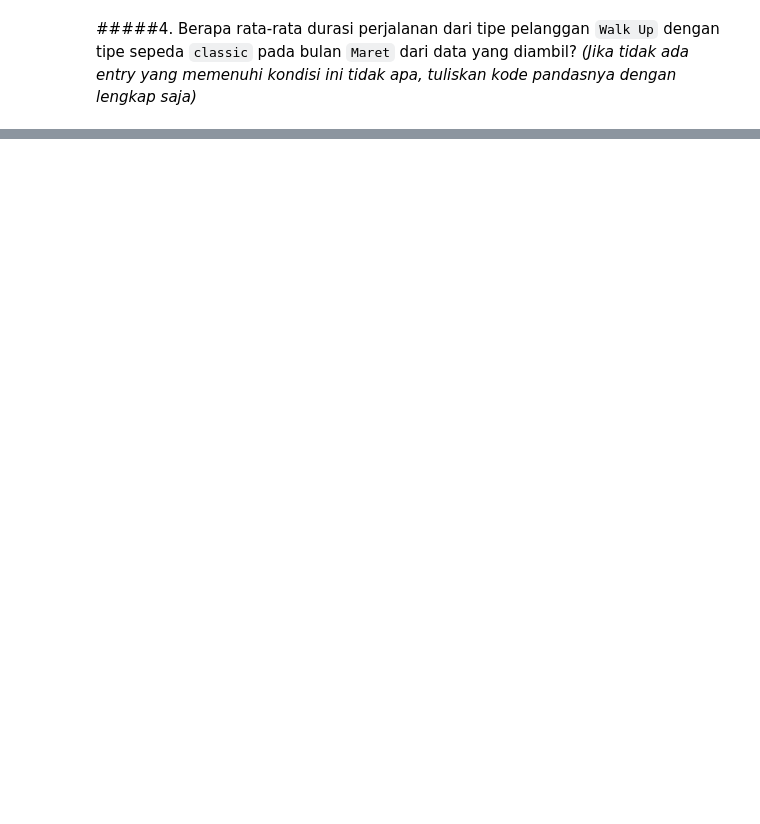
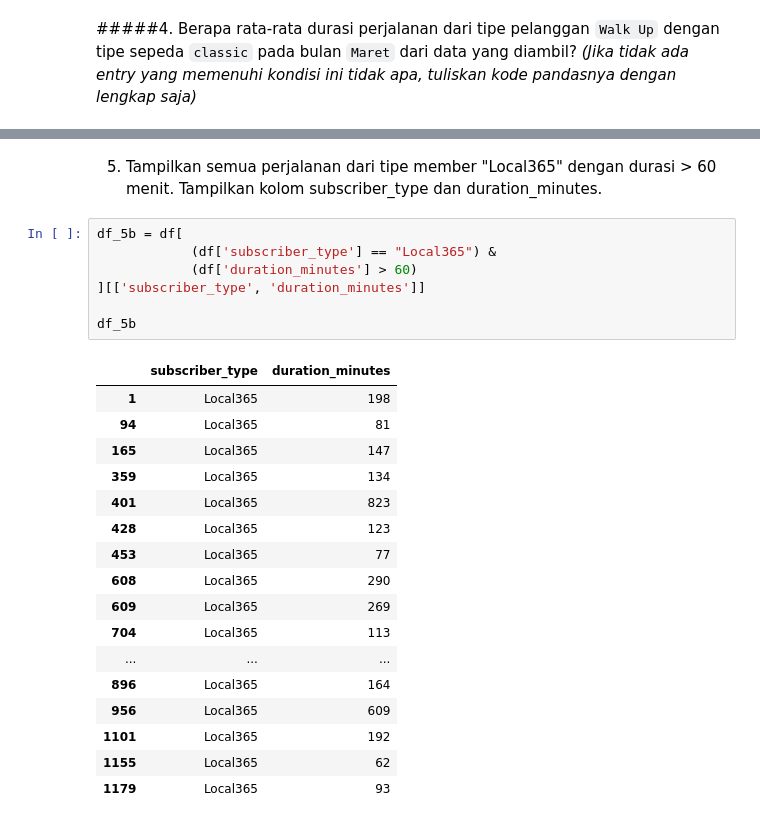
Before and after one commit to adewidyaaa/Latihan_Phase0, a Jupyter notebook: Salinan_dari_Kisi_Kisi_LC2_P0.ipynb, the cells around one changed output, grey strips where cells are left out. Drawn from its saved outputs; the diff is of its cells as text; blank space fills up the shorter version.

```diff
--- a/Salinan_dari_Kisi_Kisi_LC2_P0.ipynb
+++ b/Salinan_dari_Kisi_Kisi_LC2_P0.ipynb
@@ -328,0 +565,27 @@ memory usage: 515.8+ KB
+# %% [markdown]
+5. Tampilkan semua perjalanan dari tipe member "Local365" dengan durasi > 60 menit. Tampilkan kolom subscriber_type dan duration_minutes.
+# %%
+df_5b = df[
+            (df['subscriber_type'] == "Local365") &
+            (df['duration_minutes'] > 60)
+][['subscriber_type', 'duration_minutes']]
+
+df_5b
+# %% [output]
+|  | subscriber_type | duration_minutes |
+| 1 | Local365 | 198 |
+| 94 | Local365 | 81 |
+| 165 | Local365 | 147 |
+| 359 | Local365 | 134 |
+| 401 | Local365 | 823 |
+| 428 | Local365 | 123 |
+| 453 | Local365 | 77 |
+| 608 | Local365 | 290 |
+| 609 | Local365 | 269 |
+| 704 | Local365 | 113 |
+| ... | ... | ... |
+| 896 | Local365 | 164 |
+| 956 | Local365 | 609 |
+| 1101 | Local365 | 192 |
+| 1155 | Local365 | 62 |
+| 1179 | Local365 | 93 |
```
Also changed, not shown: parts of 34 cells of this notebook.
